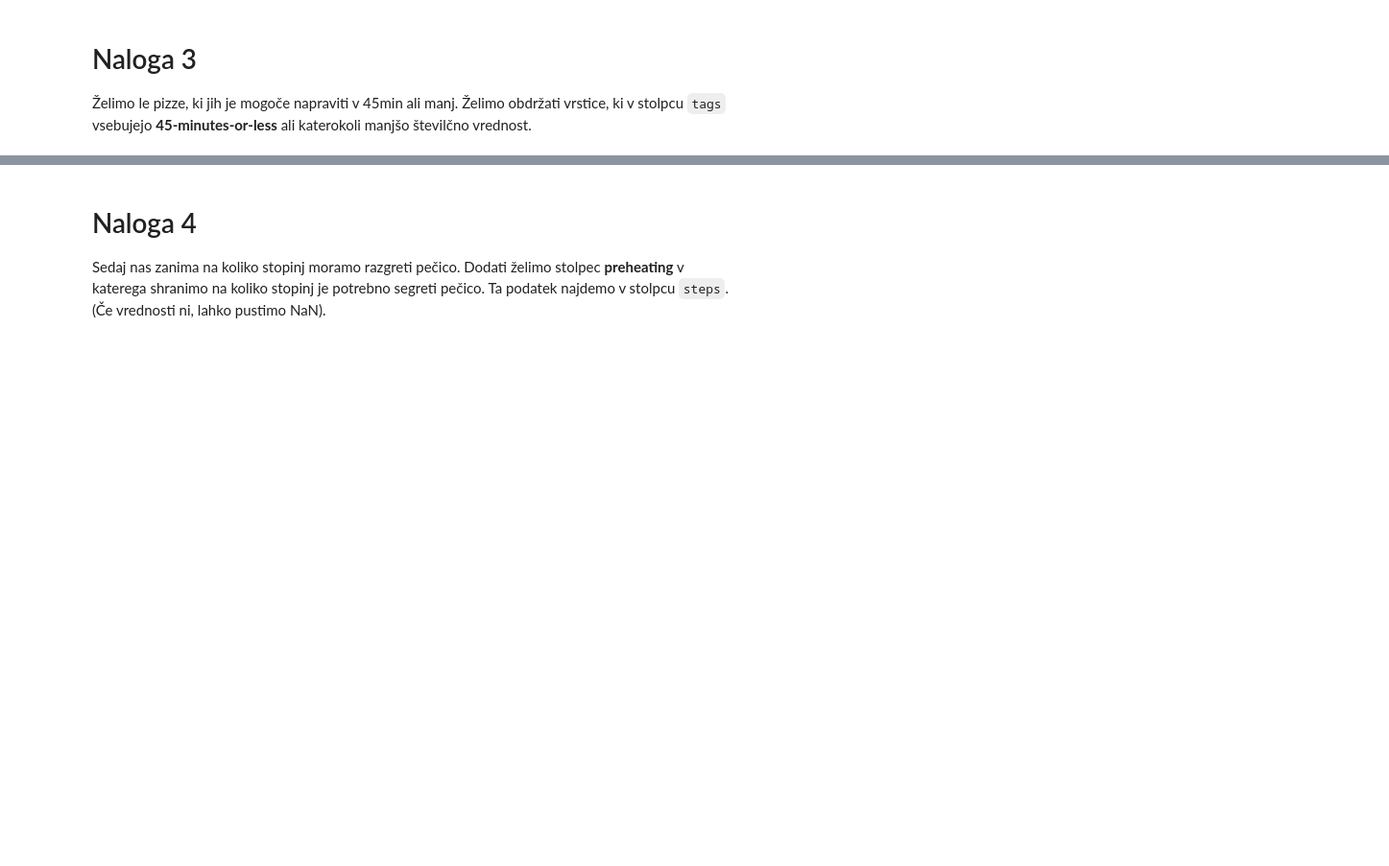
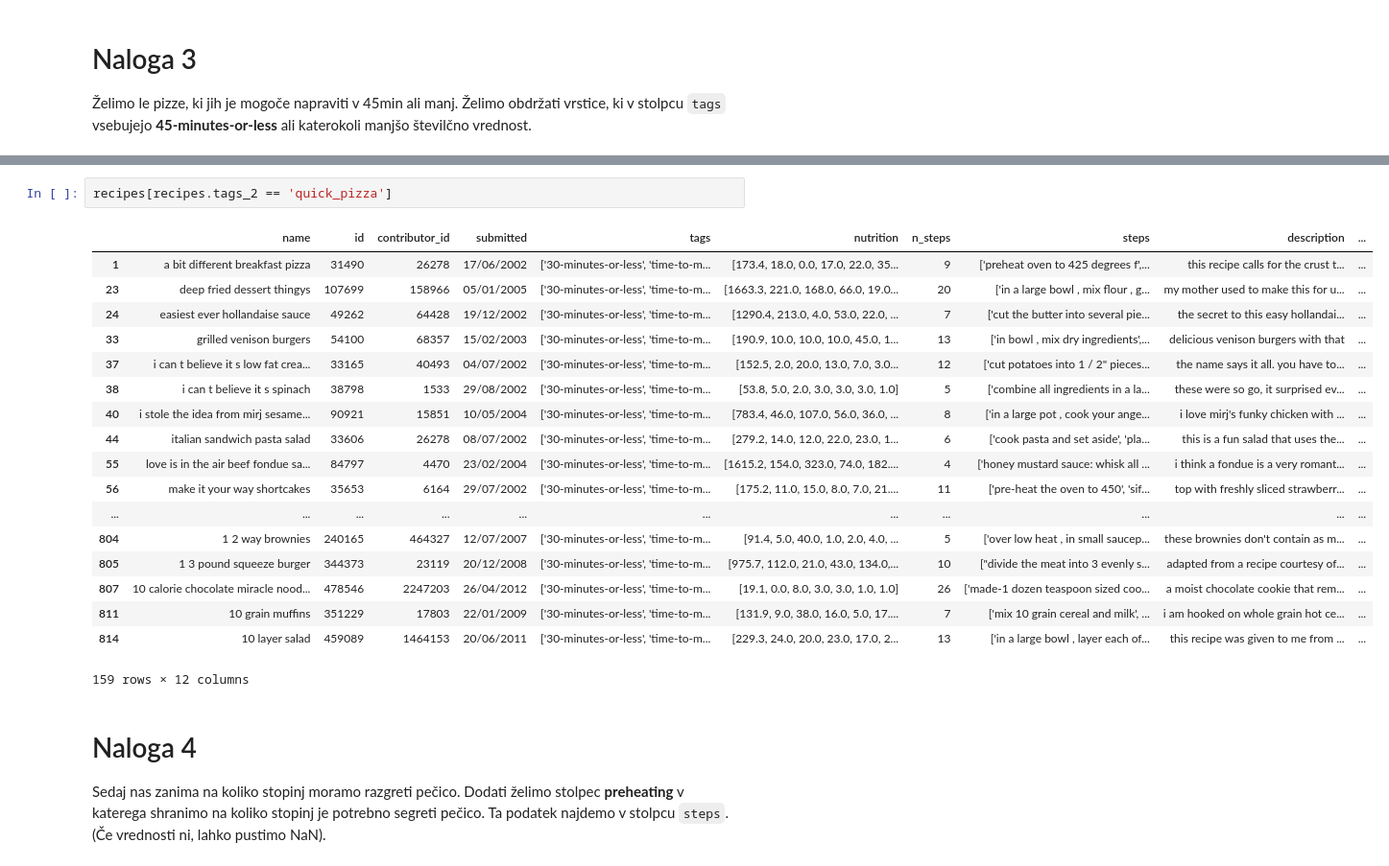
Before and after one commit to evgenursic/python-analitika-2, a Jupyter notebook: Del_03_Pandas_data_cleaning_napredno/03_Data_Cleaning_Napredno_DN.ipynb, the cells around one changed output, grey strips where cells are left out. Shown: that part at 96% size. Drawn from its saved outputs; the diff is of its cells as text; blank space fills up the shorter version.

```diff
--- a/Del_03_Pandas_data_cleaning_napredno/03_Data_Cleaning_Napredno_DN.ipynb
+++ b/Del_03_Pandas_data_cleaning_napredno/03_Data_Cleaning_Napredno_DN.ipynb
@@ -54,3 +108,24 @@ our_ingredients = ["egg", "sausage"]
+# %%
+recipes[recipes.tags_2 == 'quick_pizza']
+# %% [output]
+|  | name | id | contributor_id | submitted | tags | nutrition | n_steps | steps | description | ... |
+| 1 | a bit different breakfast pizza | 31490 | 26278 | 17/06/2002 | ['30-minutes-or-less', 'time-to-m... | [173.4, 18.0, 0.0, 17.0, 22.0, 35... | 9 | ['preheat oven to 425 degrees f',... | this recipe calls for the crust t... | ... |
+| 23 | deep fried dessert thingys | 107699 | 158966 | 05/01/2005 | ['30-minutes-or-less', 'time-to-m... | [1663.3, 221.0, 168.0, 66.0, 19.0... | 20 | ['in a large bowl , mix flour , g... | my mother used to make this for u... | ... |
+| 24 | easiest ever hollandaise sauce | 49262 | 64428 | 19/12/2002 | ['30-minutes-or-less', 'time-to-m... | [1290.4, 213.0, 4.0, 53.0, 22.0, ... | 7 | ['cut the butter into several pie... | the secret to this easy hollandai... | ... |
+| 33 | grilled venison burgers | 54100 | 68357 | 15/02/2003 | ['30-minutes-or-less', 'time-to-m... | [190.9, 10.0, 10.0, 10.0, 45.0, 1... | 13 | ['in bowl , mix dry ingredients',... | delicious venison burgers with that | ... |
+| 37 | i can t believe it s low fat crea... | 33165 | 40493 | 04/07/2002 | ['30-minutes-or-less', 'time-to-m... | [152.5, 2.0, 20.0, 13.0, 7.0, 3.0... | 12 | ['cut potatoes into 1 / 2" pieces... | the name says it all. you have to... | ... |
+| 38 | i can t believe it s spinach | 38798 | 1533 | 29/08/2002 | ['30-minutes-or-less', 'time-to-m... | [53.8, 5.0, 2.0, 3.0, 3.0, 3.0, 1.0] | 5 | ['combine all ingredients in a la... | these were so go, it surprised ev... | ... |
+| 40 | i stole the idea from mirj sesame... | 90921 | 15851 | 10/05/2004 | ['30-minutes-or-less', 'time-to-m... | [783.4, 46.0, 107.0, 56.0, 36.0, ... | 8 | ['in a large pot , cook your ange... | i love mirj's funky chicken with ... | ... |
+| 44 | italian sandwich pasta salad | 33606 | 26278 | 08/07/2002 | ['30-minutes-or-less', 'time-to-m... | [279.2, 14.0, 12.0, 22.0, 23.0, 1... | 6 | ['cook pasta and set aside', 'pla... | this is a fun salad that uses the... | ... |
+| 55 | love is in the air beef fondue sa... | 84797 | 4470 | 23/02/2004 | ['30-minutes-or-less', 'time-to-m... | [1615.2, 154.0, 323.0, 74.0, 182.... | 4 | ['honey mustard sauce: whisk all ... | i think a fondue is a very romant... | ... |
+| 56 | make it your way shortcakes | 35653 | 6164 | 29/07/2002 | ['30-minutes-or-less', 'time-to-m... | [175.2, 11.0, 15.0, 8.0, 7.0, 21.... | 11 | ['pre-heat the oven to 450', 'sif... | top with freshly sliced strawberr... | ... |
+| ... | ... | ... | ... | ... | ... | ... | ... | ... | ... | ... |
+| 804 | 1 2 way brownies | 240165 | 464327 | 12/07/2007 | ['30-minutes-or-less', 'time-to-m... | [91.4, 5.0, 40.0, 1.0, 2.0, 4.0, ... | 5 | ['over low heat , in small saucep... | these brownies don't contain as m... | ... |
+| 805 | 1 3 pound squeeze burger | 344373 | 23119 | 20/12/2008 | ['30-minutes-or-less', 'time-to-m... | [975.7, 112.0, 21.0, 43.0, 134.0,... | 10 | ["divide the meat into 3 evenly s... | adapted from a recipe courtesy of... | ... |
+| 807 | 10 calorie chocolate miracle nood... | 478546 | 2247203 | 26/04/2012 | ['30-minutes-or-less', 'time-to-m... | [19.1, 0.0, 8.0, 3.0, 3.0, 1.0, 1.0] | 26 | ['made-1 dozen teaspoon sized coo... | a moist chocolate cookie that rem... | ... |
+| 811 | 10 grain muffins | 351229 | 17803 | 22/01/2009 | ['30-minutes-or-less', 'time-to-m... | [131.9, 9.0, 38.0, 16.0, 5.0, 17.... | 7 | ['mix 10 grain cereal and milk', ... | i am hooked on whole grain hot ce... | ... |
+| 814 | 10 layer salad | 459089 | 1464153 | 20/06/2011 | ['30-minutes-or-less', 'time-to-m... | [229.3, 24.0, 20.0, 23.0, 17.0, 2... | 13 | ['in a large bowl , layer each of... | this recipe was given to me from ... | ... |
+159 rows × 12 columns
 # %% [markdown]
 # Naloga 4
 
```
Also changed, not shown: parts of 9 cells of this notebook, 1 other file.
